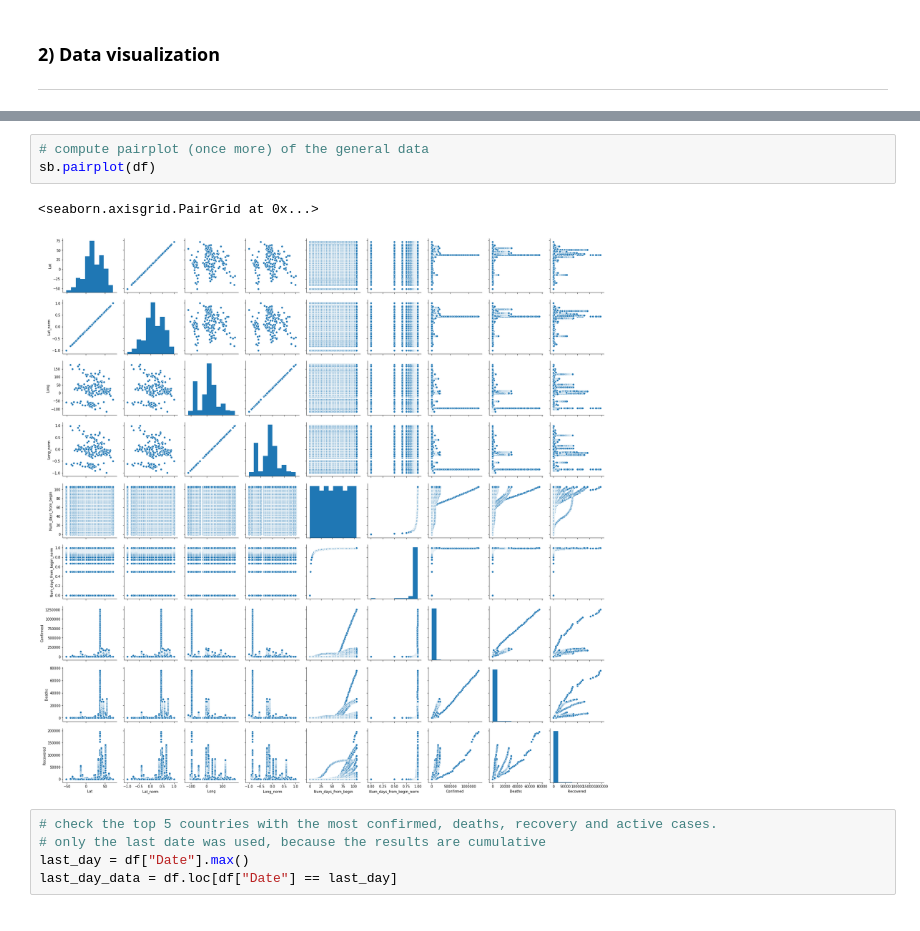
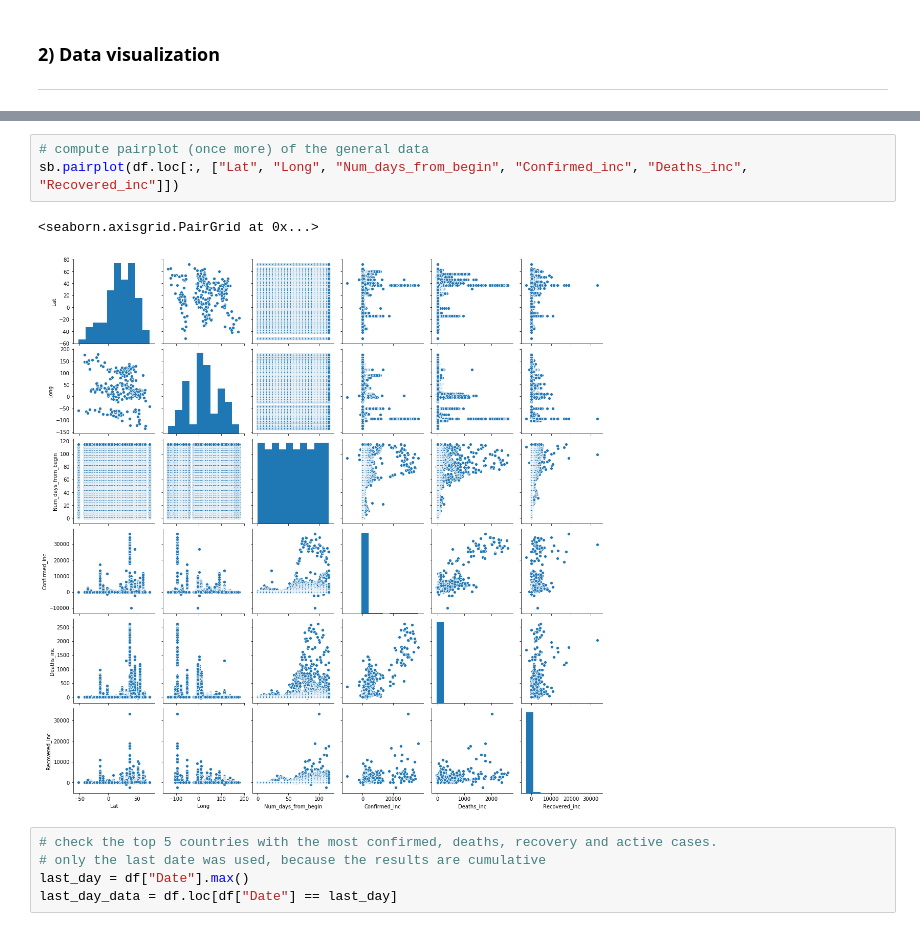
Before and after one commit to EduRibeiro00/CovidForecast-feup-iart, a Jupyter notebook: proj2/covid_analysis_vis.ipynb, the cells around one changed output, grey strips where cells are left out. Cells and saved outputs as stored; diff of their text form.

Commit message:
Updated pre-processing and visualizaton

```diff
--- a/proj2/covid_analysis_vis.ipynb
+++ b/proj2/covid_analysis_vis.ipynb
@@ -32,9 +32,9 @@ df
 # %%
 # compute pairplot (once more) of the general data
-sb.pairplot(df)
+sb.pairplot(df.loc[:, ["Lat", "Long", "Num_days_from_begin", "Confirmed_inc", "Deaths_inc", "Recovered_inc"]])
 # %% [output]
 <seaborn.axisgrid.PairGrid at 0x...>
-[figure, old version]
+[figure, new version]
 # %%
 # check the top 5 countries with the most confirmed, deaths, recovery and active cases.
 # only the last date was used, because the results are cumulative
```
Also changed, not shown: parts of 15 cells of this notebook, 4 other files.
